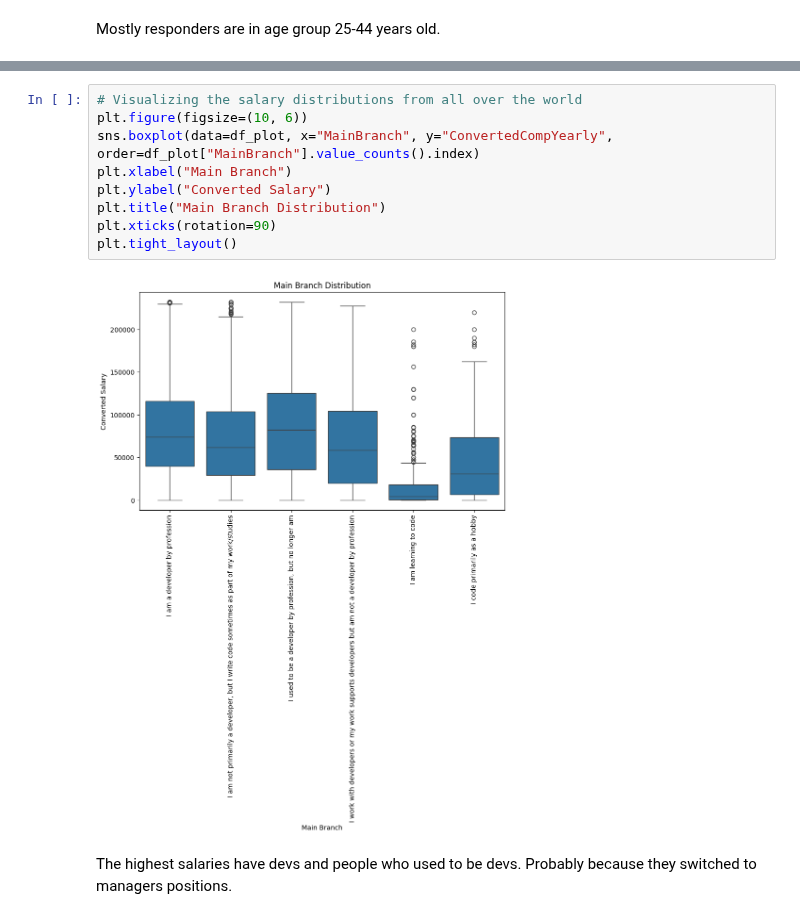
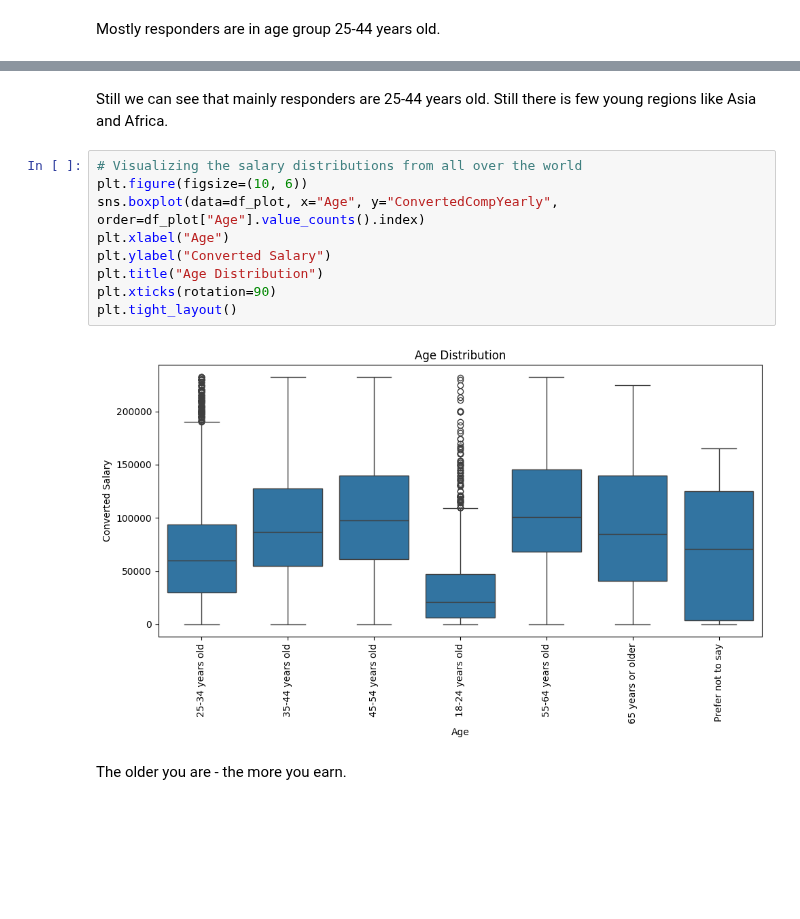
Before and after one commit to STetiana/stackoverflow_buddies, a Jupyter notebook: regions_comparison.ipynb, the cells around one changed output, grey strips where cells are left out. Saved outputs shown, nothing was run; the diff lists cells and outputs as text; blank space fills up the shorter version.

Commit message:
region comparison

```diff
--- a/regions_comparison.ipynb
+++ b/regions_comparison.ipynb
@@ -632,14 +688,16 @@ Responders in age group 18-24
+# %% [markdown]
+Still we can see that mainly responders are 25-44 years old. Still there is few young regions like Asia and Africa.
 # %%
 # Visualizing the salary distributions from all over the world
 plt.figure(figsize=(10, 6))
-sns.boxplot(data=df_plot, x="MainBranch", y="ConvertedCompYearly", order=df_plot["MainBranch"].value_counts().index)
-plt.xlabel("Main Branch")
+sns.boxplot(data=df_plot, x="Age", y="ConvertedCompYearly", order=df_plot["Age"].value_counts().index)
+plt.xlabel("Age")
 plt.ylabel("Converted Salary")
-plt.title("Main Branch Distribution")
+plt.title("Age Distribution")
 plt.xticks(rotation=90)
 plt.tight_layout()
 # %% [output]
-[figure, old version]
+[figure, new version]
 # %% [markdown]
-The highest salaries have devs and people who used to be devs. Probably because they switched to managers positions.
+The older you are - the more you earn.
 # %%
```
Also changed, not shown: parts of 26 cells of this notebook, 1 other file.
